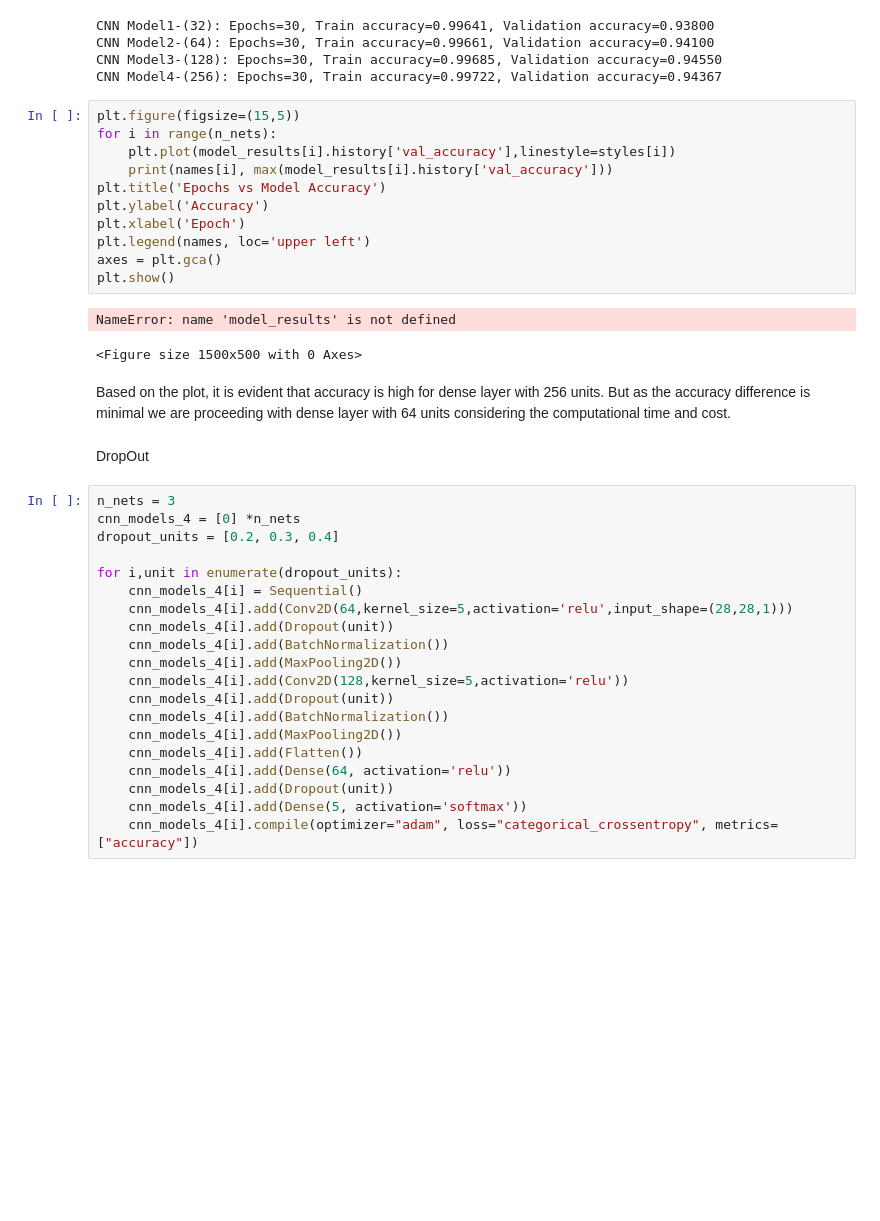
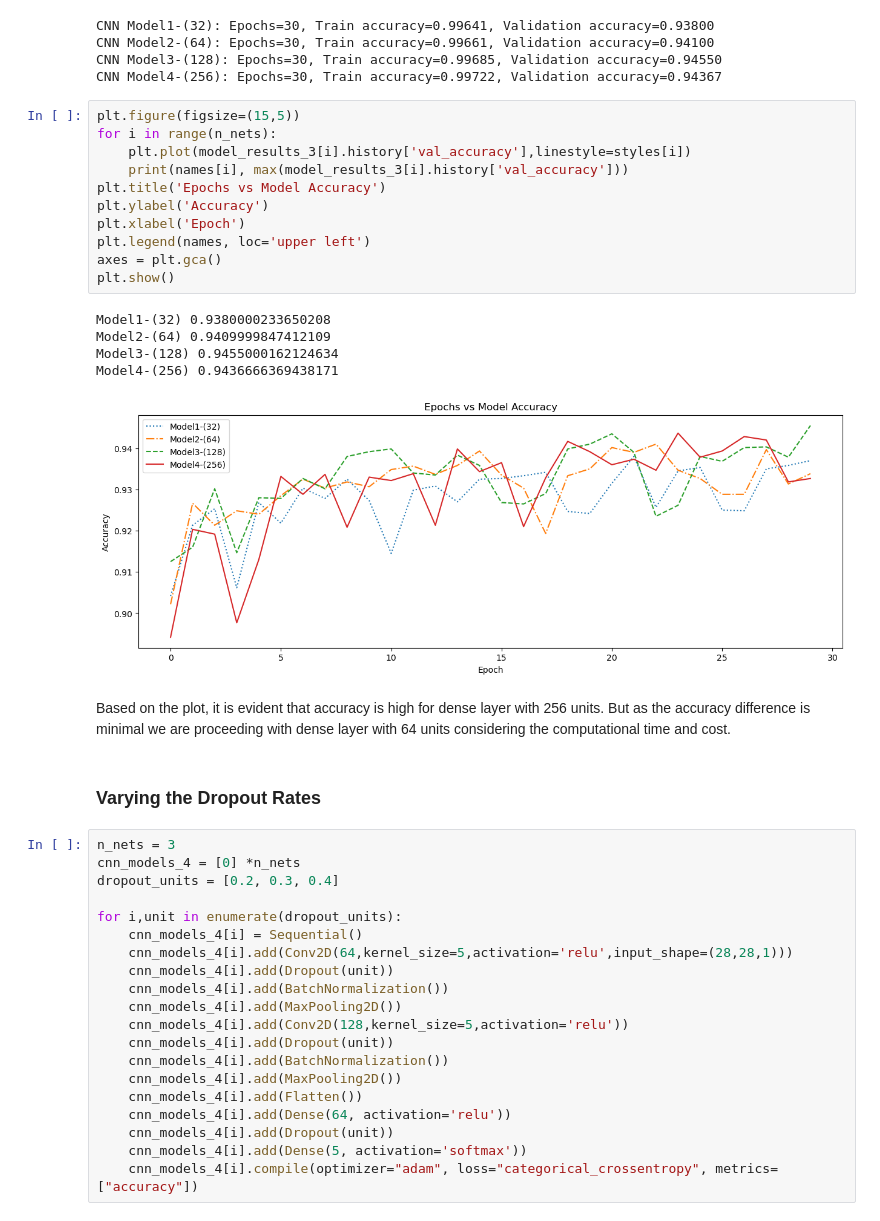
Before and after one commit to mukunds97/Fashion_MNIST_Classification, a Jupyter notebook: Fashion_MNIST_Classification.ipynb, the cells around one changed output. Drawn from its saved outputs; the diff is of its cells as text; blank space fills up the shorter version.

```diff
--- a/Fashion_MNIST_Classification.ipynb
+++ b/Fashion_MNIST_Classification.ipynb
@@ -280,21 +295,24 @@ CNN Model4-(256): Epochs=30, Train accuracy=0.99722, Validation accuracy=0.94367
 # %%
 plt.figure(figsize=(15,5))
 for i in range(n_nets):
-    plt.plot(model_results[i].history['val_accuracy'],linestyle=styles[i])
-    print(names[i], max(model_results[i].history['val_accuracy']))
+    plt.plot(model_results_3[i].history['val_accuracy'],linestyle=styles[i])
+    print(names[i], max(model_results_3[i].history['val_accuracy']))
 plt.title('Epochs vs Model Accuracy')
 plt.ylabel('Accuracy')
 plt.xlabel('Epoch')
 plt.legend(names, loc='upper left')
 axes = plt.gca()
 plt.show()
 # %% [output]
-NameError: name 'model_results' is not defined
+Model1-(32) 0.9380000233650208
+Model2-(64) 0.9409999847412109
+Model3-(128) 0.9455000162124634
+Model4-(256) 0.9436666369438171
-<Figure size 1500x500 with 0 Axes>
+[figure, added]
 # %% [markdown]
 Based on the plot, it is evident that accuracy is high for dense layer with 256 units. But as the accuracy difference is minimal we are proceeding with dense layer with 64 units considering the computational time and cost.
 # %% [markdown]
-DropOut
+### Varying the Dropout Rates
 # %%
 n_nets = 3
 cnn_models_4 = [0] *n_nets
```
Also changed, not shown: parts of 32 cells of this notebook, 1 other file.
